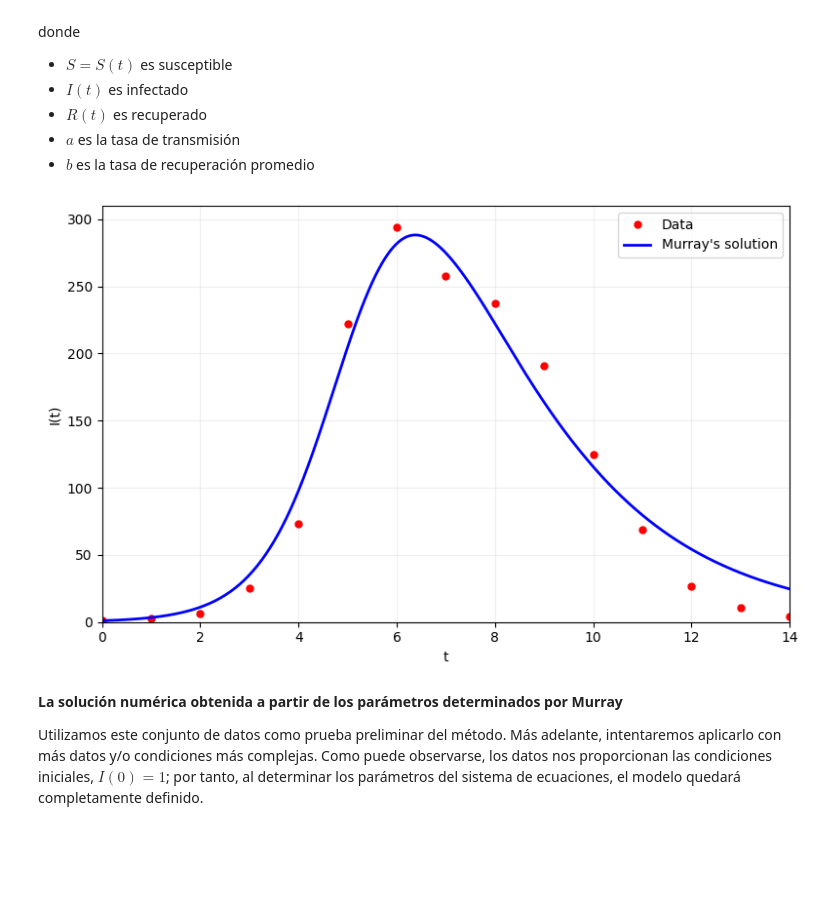
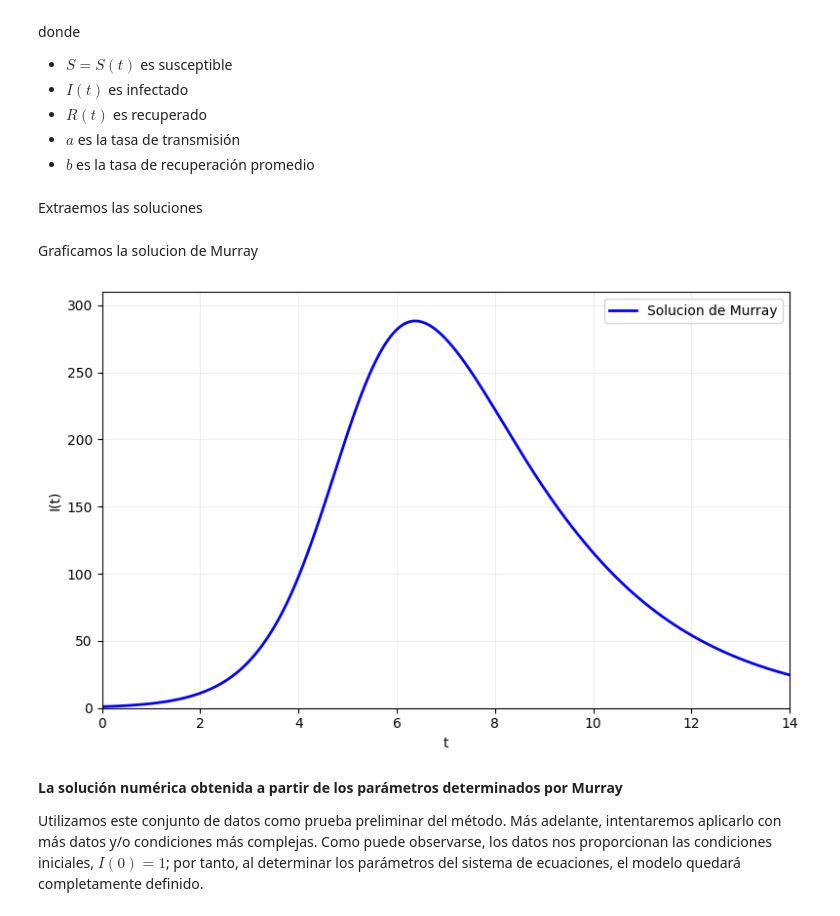
Before and after one commit to FOFM030711/SIMULACION-II, a Jupyter notebook: PROYECT_SIR.ipynb, the cells around one changed output. Saved outputs shown, nothing was run; the diff lists cells and outputs as text; code cells hidden in the pictures; blank space fills up the shorter version.

```diff
--- a/PROYECT_SIR.ipynb
+++ b/PROYECT_SIR.ipynb
@@ -148,4 +153,6 @@ solucion = solve_ivp(
     condiciones_iniciales,
     t_eval=t
 )
+# %% [markdown]
+Extraemos las soluciones
 # %%
@@ -155,44 +159,37 @@ solucion = solve_ivp(
 S = solucion.y[0]
 I = solucion.y[1]
 R = solucion.y[2]
+# %% [markdown]
+
+ Graficamos la solucion de Murray
 # %%
-
-# 7. GRAFICAMOS LOS DATOS Y LA SOLUCIÓN DE MURRAY
 
 plt.figure(figsize=(8, 5))
 
-# Puntos de los datos
-plt.plot(
-    t_datos,
-    I_datos,
-    'o',
-    color='red',
-    markersize=5,
-    label='Data'
-)
+
 
 # Curva de Murray
 plt.plot(
     t,
     I,
     color='blue',
     linewidth=2,
-    label="Murray's solution"
+    label="Solucion de Murray"
 )
 
 plt.xlabel('t')
 plt.ylabel('I(t)')
 
 plt.xlim(0, 14)
 plt.ylim(0, 310)
 
 plt.legend()
 plt.grid(True, alpha=0.2)
 
 plt.tight_layout()
 plt.show()
 # %% [output]
-[figure, old version]
+[figure, new version]
 # %% [markdown]
 
  **La solución numérica obtenida a partir de los parámetros determinados por Murray**
```
Also changed, not shown: parts of 20 cells of this notebook.
